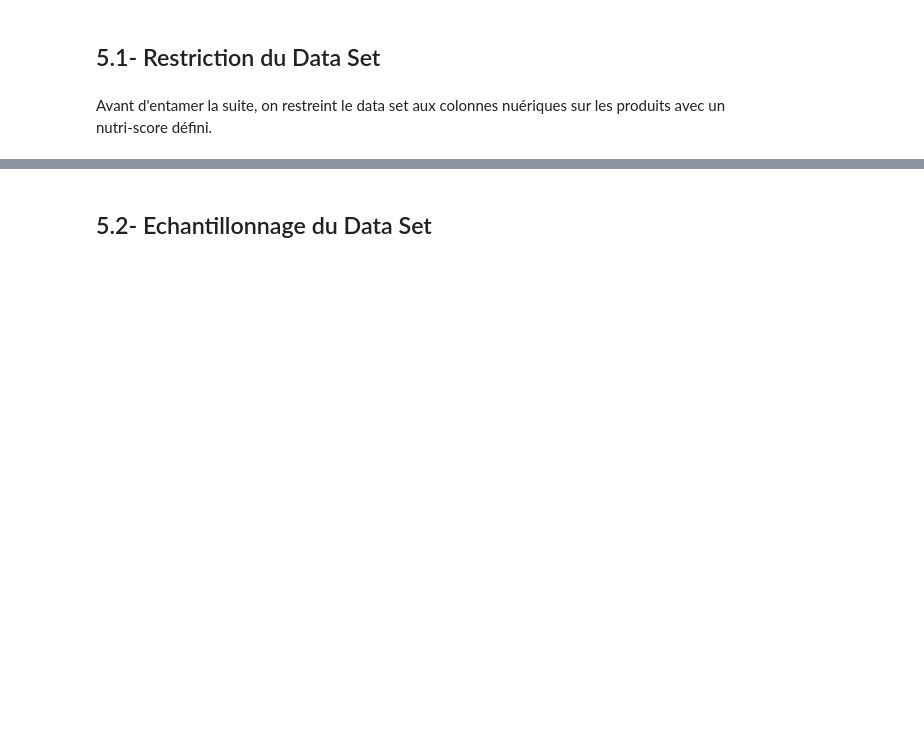
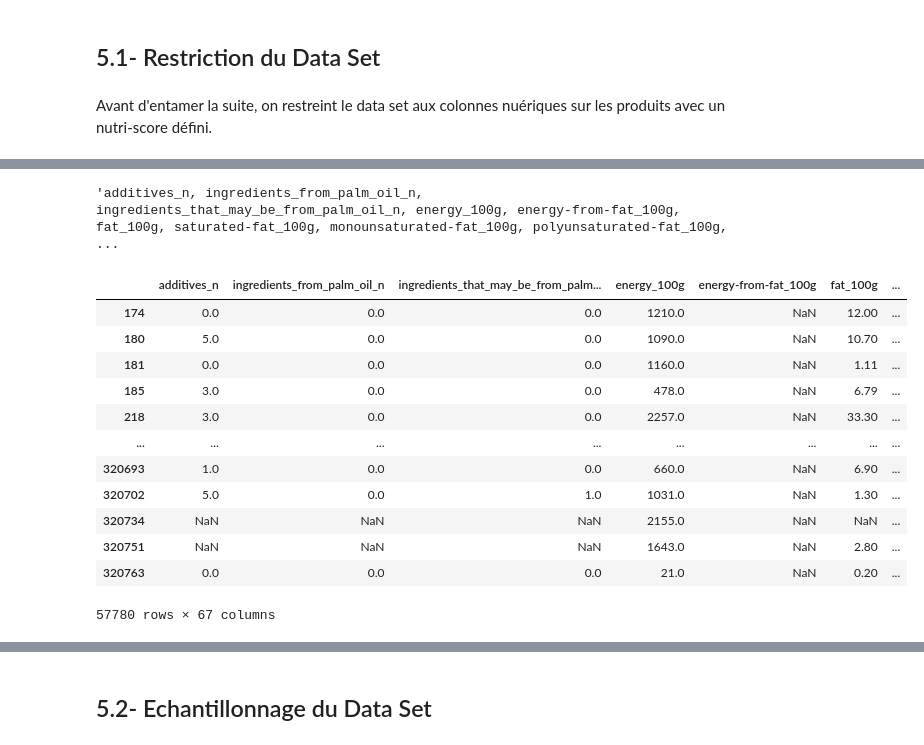
Before and after one commit to DrHadiNono/Notebooks-OC, a Jupyter notebook: Projets/P3/PSanté_01_notebooknettoyage.ipynb, the cells around one changed output, grey strips where cells are left out. Saved outputs shown, nothing was run; the diff lists cells and outputs as text; code cells hidden in the pictures; blank space fills up the shorter version.

```diff
--- a/Projets/P3/PSanté_01_notebooknettoyage.ipynb
+++ b/Projets/P3/PSanté_01_notebooknettoyage.ipynb
@@ -181 +196,5 @@ Avant d'entamer la suite, on restreint le data set aux colonnes nuériques sur l
+# %%
+', '.join(colsOfType(df, ['int', 'float']))
+# %% [output]
+'additives_n, ingredients_from_palm_oil_n, ingredients_that_may_be_from_palm_oil_n, energy_100g, energy-from-fat_100g, fat_100g, saturated-fat_100g, monounsaturated-fat_100g, polyunsaturated-fat_100g, ...
 # %%
@@ -190,6 +206,22 @@ df = df[cols]
 df = df[~df.isnull().all(axis=1)]
 
 df.to_csv('data.csv')
+# %%
+df
+# %% [output]
+|  | additives_n | ingredients_from_palm_oil_n | ingredients_that_may_be_from_palm... | energy_100g | energy-from-fat_100g | fat_100g | ... |
+| 174 | 0.0 | 0.0 | 0.0 | 1210.0 | NaN | 12.00 | ... |
+| 180 | 5.0 | 0.0 | 0.0 | 1090.0 | NaN | 10.70 | ... |
+| 181 | 0.0 | 0.0 | 0.0 | 1160.0 | NaN | 1.11 | ... |
+| 185 | 3.0 | 0.0 | 0.0 | 478.0 | NaN | 6.79 | ... |
+| 218 | 3.0 | 0.0 | 0.0 | 2257.0 | NaN | 33.30 | ... |
+| ... | ... | ... | ... | ... | ... | ... | ... |
+| 320693 | 1.0 | 0.0 | 0.0 | 660.0 | NaN | 6.90 | ... |
+| 320702 | 5.0 | 0.0 | 1.0 | 1031.0 | NaN | 1.30 | ... |
+| 320734 | NaN | NaN | NaN | 2155.0 | NaN | NaN | ... |
+| 320751 | NaN | NaN | NaN | 1643.0 | NaN | 2.80 | ... |
+| 320763 | 0.0 | 0.0 | 0.0 | 21.0 | NaN | 0.20 | ... |
+57780 rows × 67 columns
 # %%
 verifier_taille(df)
 # %% [output]
```
Also changed, not shown: parts of 18 cells of this notebook.
